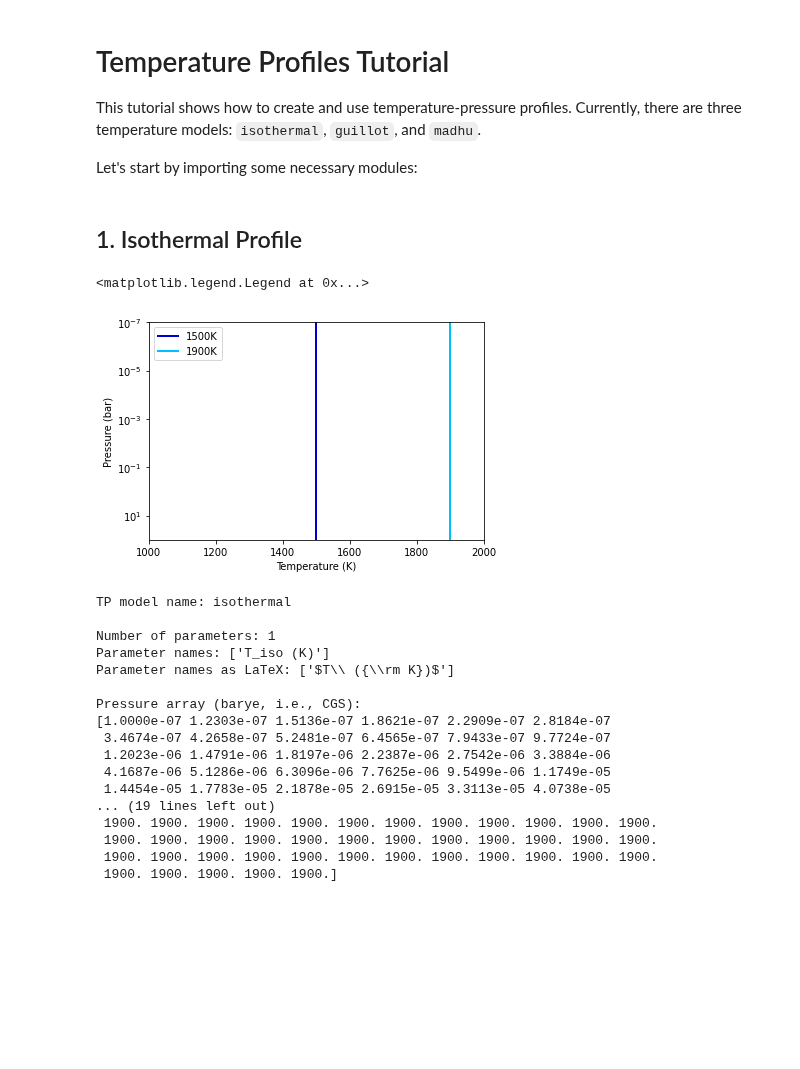
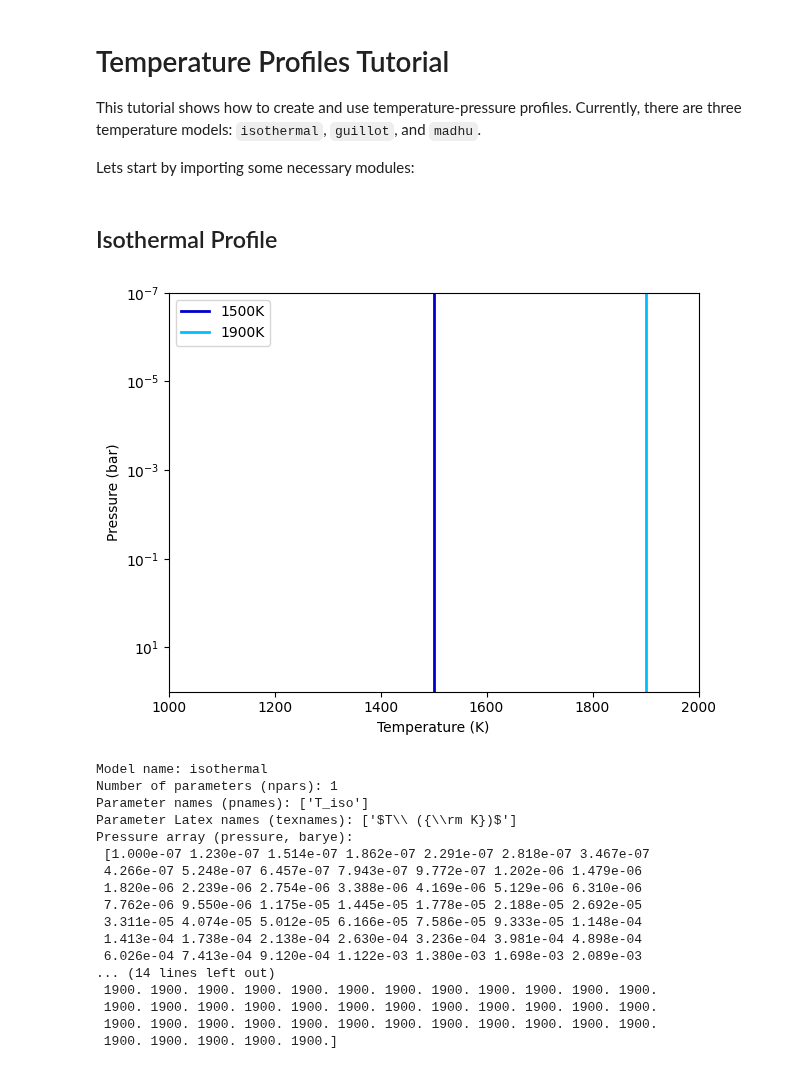
Before and after one commit to pcubillos/pyratbay, a Jupyter notebook: docs/cookbooks/temperature_profiles.ipynb, the cells around one changed output. Saved outputs shown, nothing was run; the diff lists cells and outputs as text; code cells hidden in the pictures; blank space fills up the shorter version.

Commit message:
Added __str__() method to temperature profile classes. Updated docs.

```diff
--- a/docs/cookbooks/temperature_profiles.ipynb
+++ b/docs/cookbooks/temperature_profiles.ipynb
@@ -2,7 +2,7 @@
 # Temperature Profiles Tutorial
 This tutorial shows how to create and use temperature-pressure profiles. Currently, there are three temperature models: ``isothermal``, ``guillot``, and ``madhu``.
 
-Let's start by importing some necessary modules:
+Lets start by importing some necessary modules:
 # %%
 import pyratbay.constants as pc
 import pyratbay.atmosphere as pa
@@ -21,4 +21,4 @@ pressure_cgs = pa.pressure(ptop, pbottom, nlayers)
 # Same pressure array but in bar units:
 pressure = pressure_cgs / pc.bar
 # %% [markdown]
-## 1. Isothermal Profile
+## Isothermal Profile
@@ -28,46 +25,45 @@ tp_iso = pa.tmodels.Isothermal(pressure)
 # %%
+# To initialize an isothermal TP model, provide the number of layers:
+tp_iso = pa.tmodels.Isothermal(pressure)
+
+
 # Evaluate a TP profile at a given tempperature:
 temp_iso_1500K = tp_iso(1500.0)
 # to get another profile, evaluate at a different value:
 temp_iso_1900K = tp_iso([1900.0])
 
 # Plot the results:
 plt.figure(10)
 plt.clf()
 ax = plt.subplot(111)
 ax.plot(temp_iso_1500K, pressure, color='mediumblue', lw=2.0, label='1500K')
 ax.plot(temp_iso_1900K, pressure, color='deepskyblue', lw=2.0, label='1900K')
 ax.set_yscale('log')
 ax.set_ylim(np.amax(pressure), np.amin(pressure))
 ax.set_xlabel('Temperature (K)')
 ax.set_ylabel('Pressure (bar)')
 ax.set_xlim(1000, 2000)
 ax.legend()
+plt.tight_layout()
 # %% [output]
-<matplotlib.legend.Legend at 0x...>
-[figure, old version]
+[figure, new version]
 # %%
 # This is some useful data contained in the object:
-print(f'TP model name: {tp_iso.name}\n')
-print(f'Number of parameters: {tp_iso.npars}')
-print(f'Parameter names: {tp_iso.pnames}')
-print(f'Parameter names as LaTeX: {tp_iso.texnames}\n')
-print(f'Pressure array (barye, i.e., CGS):\n{tp_iso.pressure}\n')
-print(f'Last evaluated temperature:\n{tp_iso.temperature}')
+print(tp_iso)
 # %% [output]
-TP model name: isothermal
-
-Number of parameters: 1
-Parameter names: ['T_iso (K)']
-Parameter names as LaTeX: ['$T\\ ({\\rm K})$']
-
-Pressure array (barye, i.e., CGS):
-[1.0000e-07 1.2303e-07 1.5136e-07 1.8621e-07 2.2909e-07 2.8184e-07
- 3.4674e-07 4.2658e-07 5.2481e-07 6.4565e-07 7.9433e-07 9.7724e-07
- 1.2023e-06 1.4791e-06 1.8197e-06 2.2387e-06 2.7542e-06 3.3884e-06
- 4.1687e-06 5.1286e-06 6.3096e-06 7.7625e-06 9.5499e-06 1.1749e-05
- 1.4454e-05 1.7783e-05 2.1878e-05 2.6915e-05 3.3113e-05 4.0738e-05
-... (19 lines left out)
+Model name: isothermal
+Number of parameters (npars): 1
+Parameter names (pnames): ['T_iso']
+Parameter Latex names (texnames): ['$T\\ ({\\rm K})$']
+Pressure array (pressure, barye):
+ [1.000e-07 1.230e-07 1.514e-07 1.862e-07 2.291e-07 2.818e-07 3.467e-07
+ 4.266e-07 5.248e-07 6.457e-07 7.943e-07 9.772e-07 1.202e-06 1.479e-06
+ 1.820e-06 2.239e-06 2.754e-06 3.388e-06 4.169e-06 5.129e-06 6.310e-06
+ 7.762e-06 9.550e-06 1.175e-05 1.445e-05 1.778e-05 2.188e-05 2.692e-05
+ 3.311e-05 4.074e-05 5.012e-05 6.166e-05 7.586e-05 9.333e-05 1.148e-04
+ 1.413e-04 1.738e-04 2.138e-04 2.630e-04 3.236e-04 3.981e-04 4.898e-04
+ 6.026e-04 7.413e-04 9.120e-04 1.122e-03 1.380e-03 1.698e-03 2.089e-03
+... (14 lines left out)
  1900. 1900. 1900. 1900. 1900. 1900. 1900. 1900. 1900. 1900. 1900. 1900.
  1900. 1900. 1900. 1900. 1900. 1900. 1900. 1900. 1900. 1900. 1900. 1900.
  1900. 1900. 1900. 1900. 1900. 1900. 1900. 1900. 1900. 1900. 1900. 1900.
```
Also changed, not shown: parts of 22 cells of this notebook, 23 other files.
